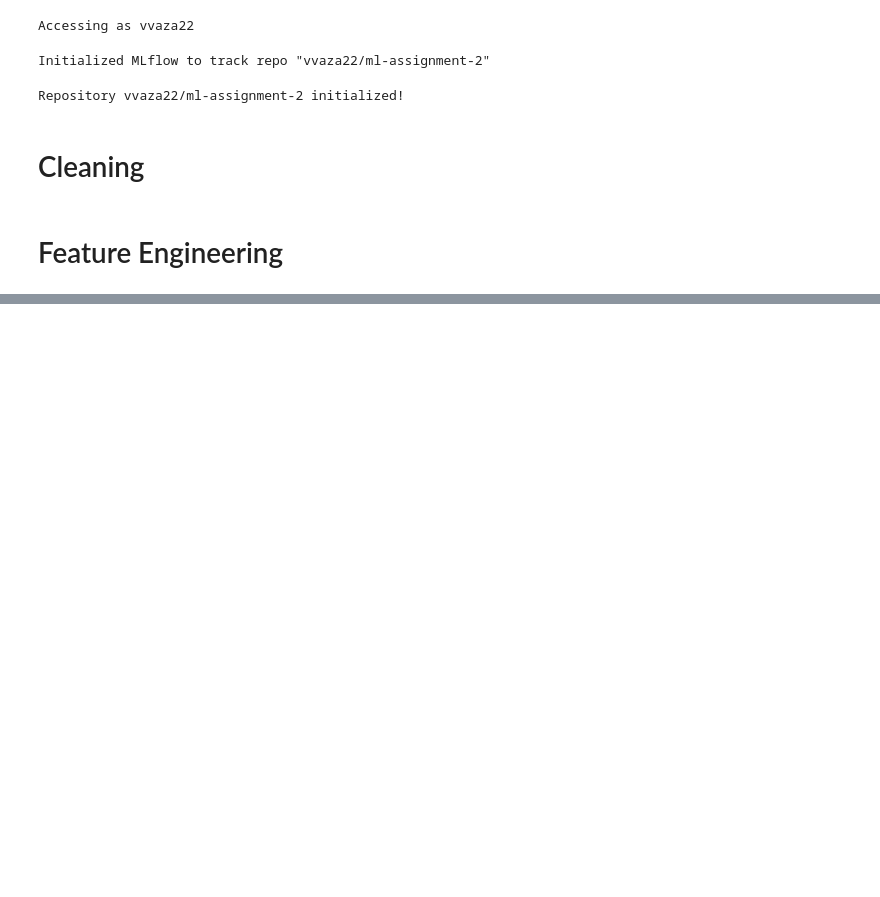
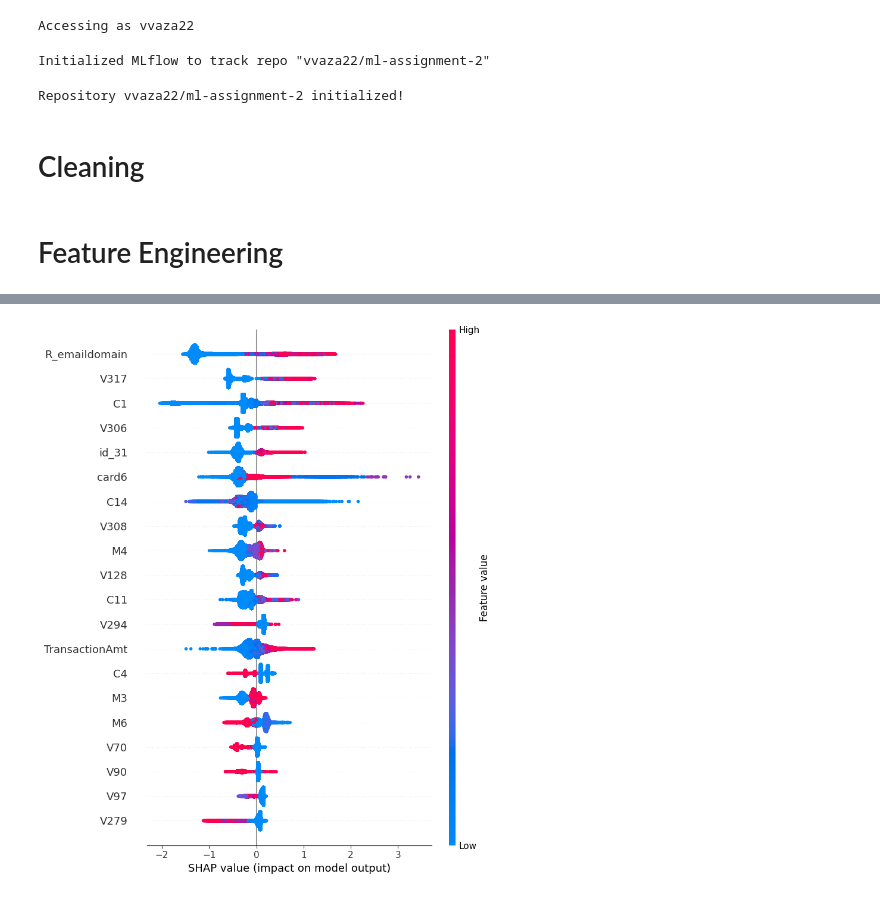
Before and after one commit to vvaza22/ml-assignment-2, a Jupyter notebook: model_experiment_XGBoost.ipynb, the cells around one changed output, grey strips where cells are left out. Drawn from its saved outputs; the diff is of its cells as text; code cells hidden in the pictures; blank space fills up the shorter version.

```diff
--- a/model_experiment_XGBoost.ipynb
+++ b/model_experiment_XGBoost.ipynb
@@ -347,0 +481,8 @@ log_custom_pymodel(
+# %%
+import matplotlib.pyplot as plt
+
+shap.summary_plot(shap_values, X_mod, show=False)
+plt.savefig("xgboost_shap_beeswarm_plot.png")
+plt.show()
+# %% [output]
+[figure, added]
```
Also changed, not shown: parts of 49 cells of this notebook, 1 other file.
